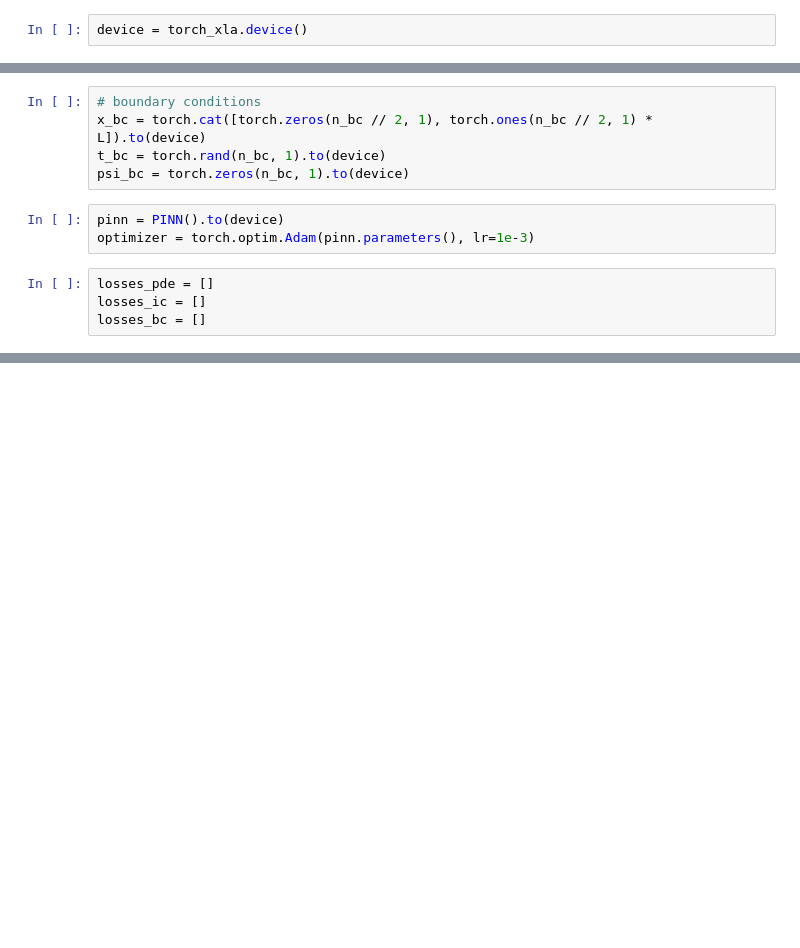
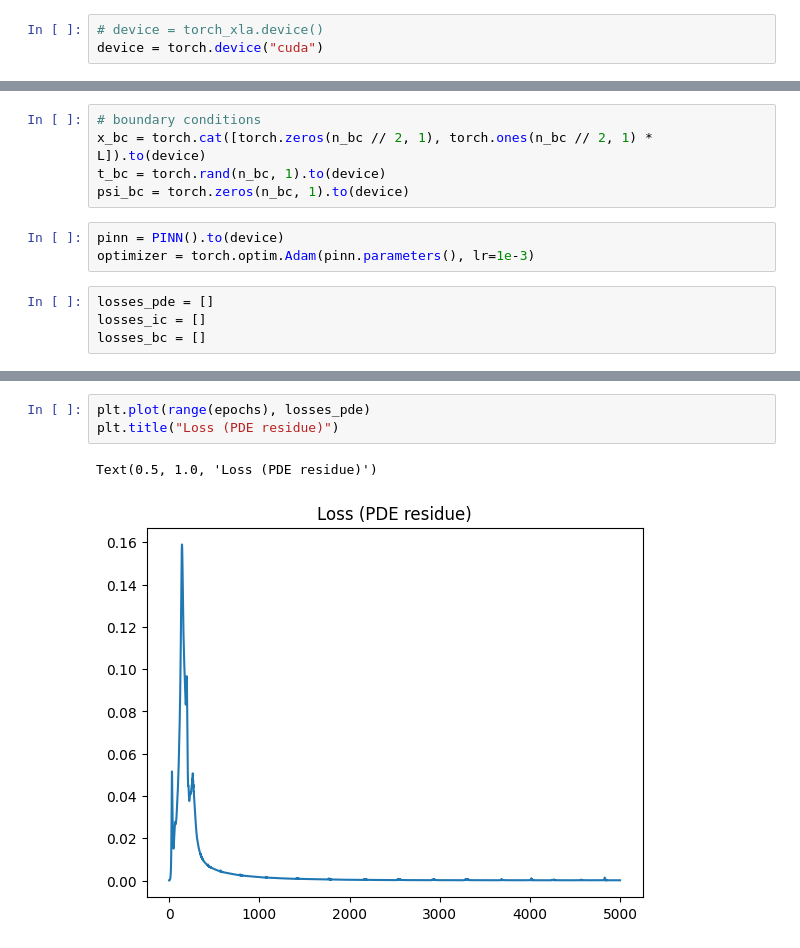
Before and after one commit to stephenhky/PINNNotebooks, a Jupyter notebook: wave_equation_standwaves.ipynb, the cells around one changed output, grey strips where cells are left out. Drawn from its saved outputs; the diff is of its cells as text; blank space fills up the shorter version.

```diff
--- a/wave_equation_standwaves.ipynb
+++ b/wave_equation_standwaves.ipynb
@@ -52,7 +60,8 @@ def compute_wave_equation_residue(model, x, t, c):
 def analytical_solution(x, t, c, A=1., L=1.):
     return A * np.sin(np.pi*x/L) * np.cos(np.pi*x*t/L)
 # %%
-device = torch_xla.device()
+# device = torch_xla.device()
+device = torch.device("cuda")
 # %%
 n_colloc, n_bc = 5000, 200
 epochs = 5000
@@ -100,0 +121,6 @@ for epoch in tqdm(range(epochs)):
+# %%
+plt.plot(range(epochs), losses_pde)
+plt.title("Loss (PDE residue)")
+# %% [output]
+Text(0.5, 1.0, 'Loss (PDE residue)')
+[figure, added]
```
Also changed, not shown: parts of 9 cells of this notebook.
